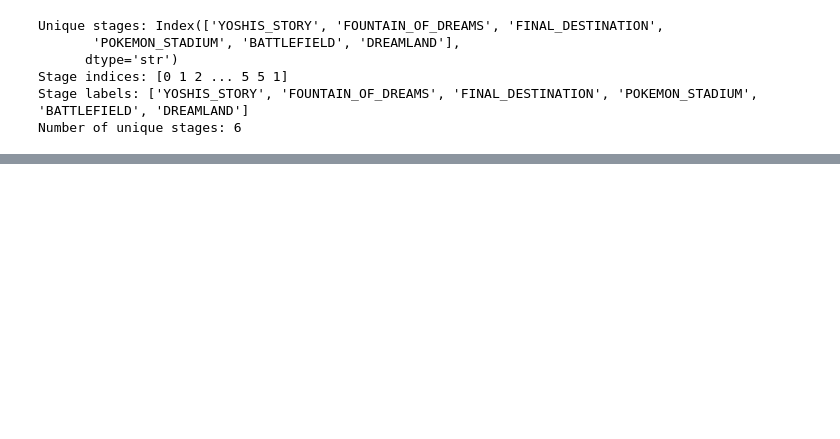
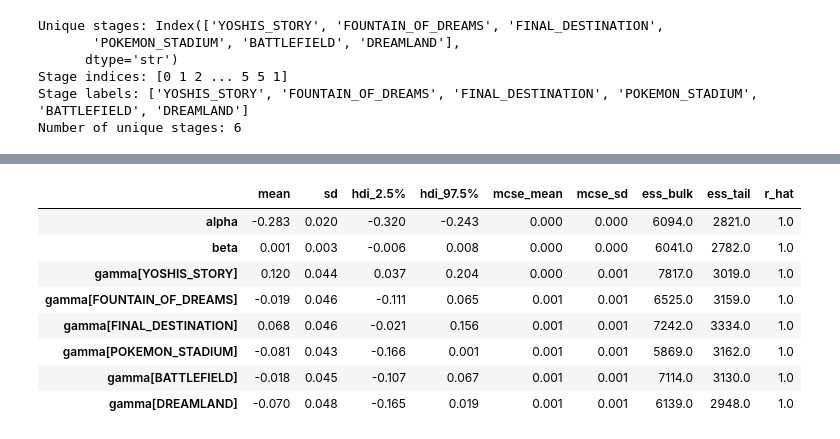
Before and after one commit to caseycapetola/ssbm-matchup-analysis, a Jupyter notebook: models/elo_pymc.ipynb, the cells around one changed output, grey strips where cells are left out. Drawn from its saved outputs; the diff is of its cells as text; code cells hidden in the pictures; blank space fills up the shorter version.

```diff
--- a/models/elo_pymc.ipynb
+++ b/models/elo_pymc.ipynb
@@ -155,0 +98,33 @@ az.summary(stage_only_trace, hdi_prob=0.95)
+# %%
+# We normalize elo by a factor of 100, which is an approximate diffrence in elo for different slippi ranks
+elo_diff = (data["marth_elo"].values - data["fox_elo"].values) / 100.0
+print("Number of matches:", len(y))
+print("Number of matches won by Marth:", y.sum())
+print("Number of matches won by Fox:", len(y) - y.sum())
+
+print("Marth winrate on Yoshi's Story:", np.sum((data["stage"] == "YOSHIS_STORY") & (data["winning_character"] == "MARTH")) / np.sum(data["stage"] == "YOSHIS_STORY"))
+print("Marth winrate on Battlefield:", np.sum((data["stage"] == "BATTLEFIELD") & (data["winning_character"] == "MARTH")) / np.sum(data["stage"] == "BATTLEFIELD"))
+print("Marth winrate on Final Destination:", np.sum((data["stage"] == "FINAL_DESTINATION") & (data["winning_character"] == "MARTH")) / np.sum(data["stage"] == "FINAL_DESTINATION"))
+print("Marth winrate on Dreamland:", np.sum((data["stage"] == "DREAMLAND") & (data["winning_character"] == "MARTH")) / np.sum(data["stage"] == "DREAMLAND"))
+print("Marth winrate on Fountain of Dreams:", np.sum((data["stage"] == "FOUNTAIN_OF_DREAMS") & (data["winning_character"] == "MARTH")) / np.sum(data["stage"] == "FOUNTAIN_OF_DREAMS"))
+print("Marth winrate on Pokemon Stadium:", np.sum((data["stage"] == "POKEMON_STADIUM") & (data["winning_character"] == "MARTH")) / np.sum(data["stage"] == "POKEMON_STADIUM"))
+
+with pm.Model(coords={"stage": stages}) as model:
+
+    # Elo scaling
+    beta = pm.Normal("beta", mu=1, sigma=5)
+
+    # Global matchup (Marth vs Fox)
+    alpha = pm.Normal("alpha", mu=0.0, sigma=10.0)
+
+    # Stage effects
+    gamma = pm.ZeroSumNormal("gamma", sigma=0.5, dims="stage")
+
+    # Linear predictor
+    logit_p = beta * elo_diff + alpha + gamma[stage_idx]
+
+    # Likelihood
+    p = pm.math.sigmoid(logit_p)
+    y_obs = pm.Bernoulli("y_obs", p=p, observed=y)
+
+    trace = pm.sample(1000, tune=1000, target_accept=0.9, random_seed=seed)
@@ -155,0 +147,12 @@ az.summary(stage_only_trace, hdi_prob=0.95)
+# %%
+az.summary(trace, var_names=["alpha", "beta", "gamma"], hdi_prob=0.95)
+# %% [output]
+|  | mean | sd | hdi_2.5% | hdi_97.5% | mcse_mean | mcse_sd | ess_bulk | ess_tail | r_hat |
+| alpha | -0.283 | 0.020 | -0.320 | -0.243 | 0.000 | 0.000 | 6094.0 | 2821.0 | 1.0 |
+| beta | 0.001 | 0.003 | -0.006 | 0.008 | 0.000 | 0.000 | 6041.0 | 2782.0 | 1.0 |
+| gamma[YOSHIS_STORY] | 0.120 | 0.044 | 0.037 | 0.204 | 0.000 | 0.001 | 7817.0 | 3019.0 | 1.0 |
+| gamma[FOUNTAIN_OF_DREAMS] | -0.019 | 0.046 | -0.111 | 0.065 | 0.001 | 0.001 | 6525.0 | 3159.0 | 1.0 |
+| gamma[FINAL_DESTINATION] | 0.068 | 0.046 | -0.021 | 0.156 | 0.001 | 0.001 | 7242.0 | 3334.0 | 1.0 |
+| gamma[POKEMON_STADIUM] | -0.081 | 0.043 | -0.166 | 0.001 | 0.001 | 0.001 | 5869.0 | 3162.0 | 1.0 |
+| gamma[BATTLEFIELD] | -0.018 | 0.045 | -0.107 | 0.067 | 0.001 | 0.001 | 7114.0 | 3130.0 | 1.0 |
+| gamma[DREAMLAND] | -0.070 | 0.048 | -0.165 | 0.019 | 0.001 | 0.001 | 6139.0 | 2948.0 | 1.0 |
```
Also changed, not shown: parts of 9 cells of this notebook, 1 other file.
